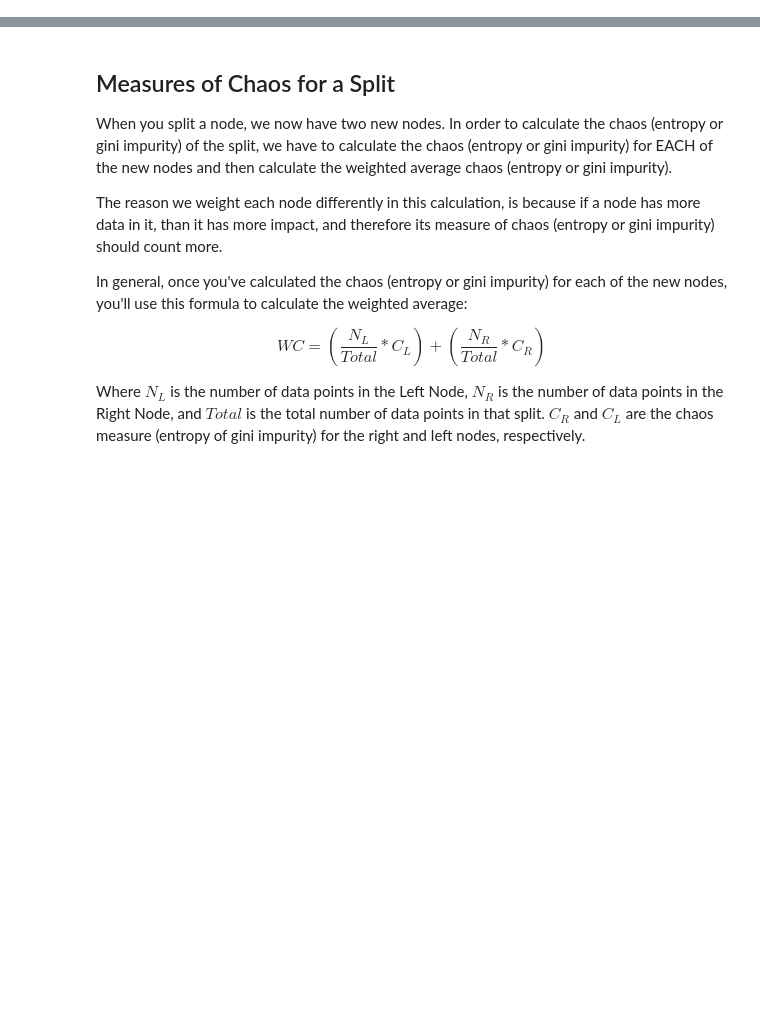
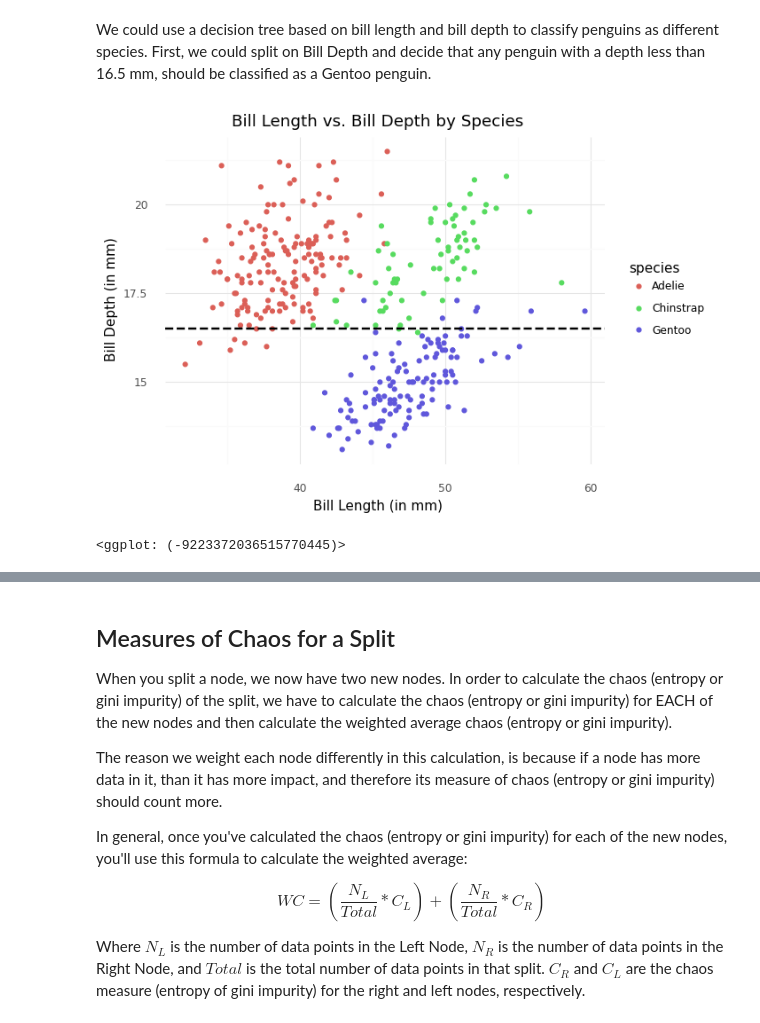
Before and after one commit to chelseaparlett/CPSC392ParlettPelleriti, a Jupyter notebook: Classwork/DecisionTrees_Class12.ipynb, the cells around one changed output, grey strips where cells are left out. Saved outputs shown, nothing was run; the diff lists cells and outputs as text; code cells hidden in the pictures; blank space fills up the shorter version.

```diff
--- a/Classwork/DecisionTrees_Class12.ipynb
+++ b/Classwork/DecisionTrees_Class12.ipynb
@@ -5,0 +33,10 @@ from plotnine import *
+# %% [markdown]
+We could use a decision tree based on bill length and bill depth to classify penguins as different species. First, we could split on Bill Depth and decide that any penguin with a depth less than 16.5 mm, should be classified as a Gentoo penguin.
+# %%
+(ggplot(pengwing, aes(x = "bill_length_mm", y = "bill_depth_mm", color = "species")) + geom_point()
+ + theme_minimal()
+ + labs(x = "Bill Length (in mm)", y = "Bill Depth (in mm)", title = "Bill Length vs. Bill Depth by Species")
+ + geom_hline(yintercept = 16.5, size = 1, linetype = "dashed"))
+# %% [output]
+[figure, added]
+<ggplot: (-9223372036515770445)>
```
Also changed, not shown: parts of 9 cells of this notebook.
